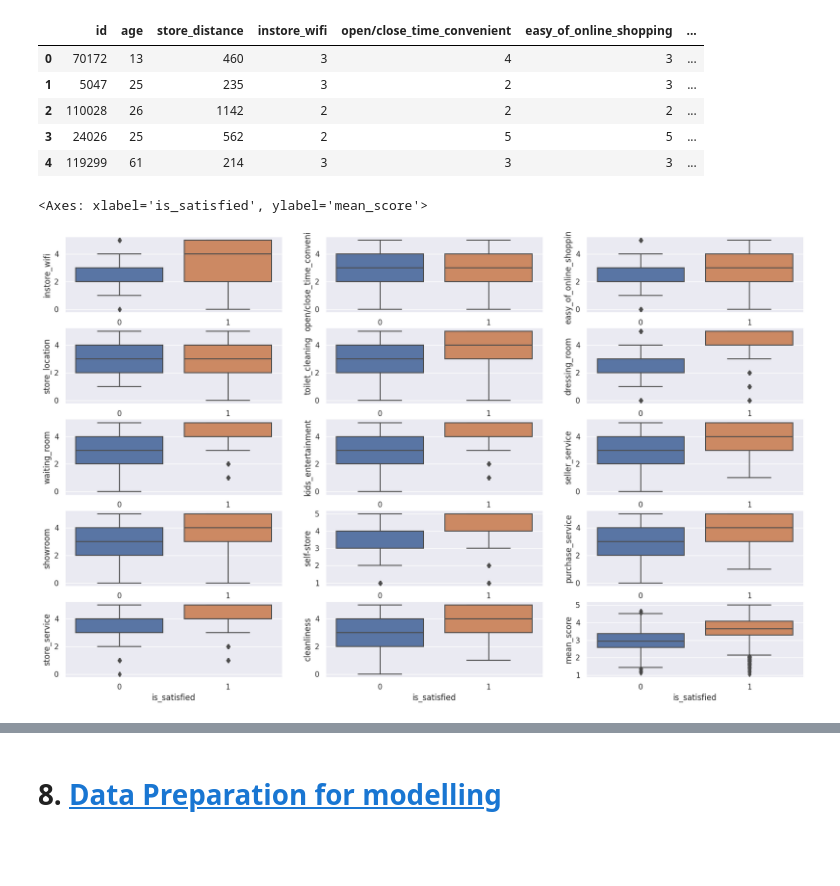
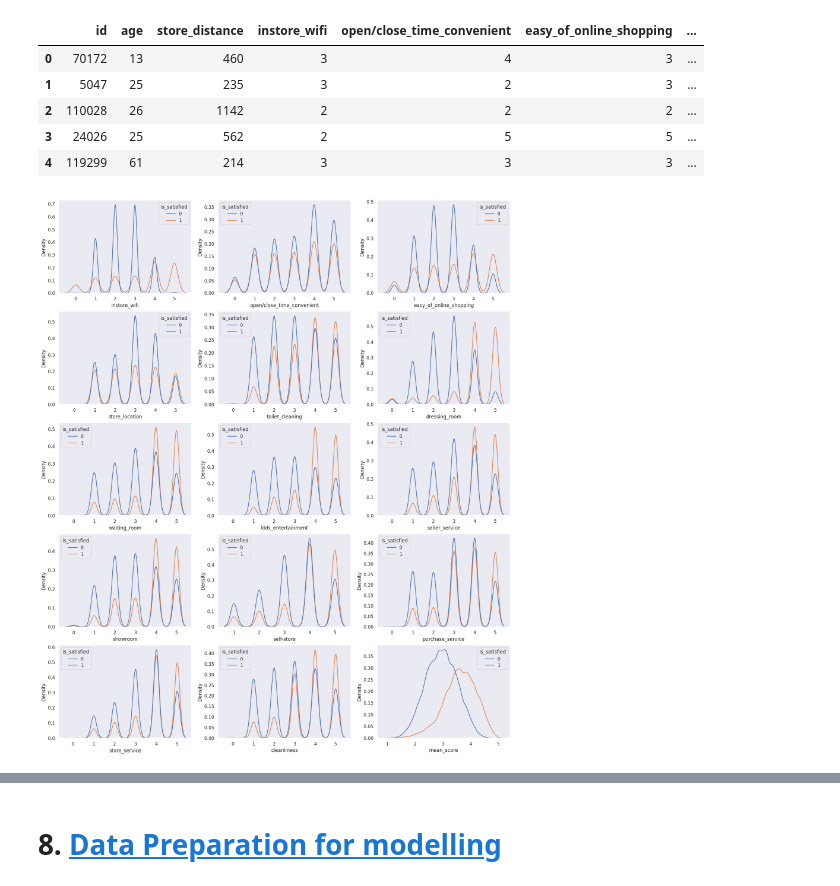
Before and after one commit to brunopiato/InStyleNPS, a Jupyter notebook: notebooks/HackDays.ipynb, the cells around one changed output, grey strips where cells are left out. Saved outputs shown, nothing was run; the diff lists cells and outputs as text; code cells hidden in the pictures; blank space fills up the shorter version.

```diff
--- a/notebooks/HackDays.ipynb
+++ b/notebooks/HackDays.ipynb
@@ -108,6 +108,7 @@ plt.style.use( 'bmh' )
 plt.rcParams['figure.figsize'] = [20, 12]
 plt.rcParams['font.size'] = 24
 sns.set()
+sns.set_style('dark')
 pd.options.display.max_columns = None
 pd.options.display.max_rows = 40
 # %% [markdown]
@@ -832,22 +834,22 @@ data_select.head()
 | 3 | 24026 | 25 | 562 | 2 | 5 | 5 | ... |
 | 4 | 119299 | 61 | 214 | 3 | 3 | 3 | ... |
 # %%
-fig, axs = plt.subplots(ncols=3, nrows=5)
-sns.boxplot(x='is_satisfied', y='instore_wifi', data=data, ax=axs[0,0])
-sns.boxplot(x='is_satisfied', y='open/close_time_convenient', data=data, ax=axs[0,1])
-sns.boxplot(x='is_satisfied',y='easy_of_online_shopping', data=data, ax=axs[0,2])
-sns.boxplot(x='is_satisfied', y='store_location', data=data, ax=axs[1,0])
-sns.boxplot(x='is_satisfied', y='toilet_cleaning', data=data, ax=axs[1,1])
-sns.boxplot(x='is_satisfied',y='dressing_room', data=data, ax=axs[1,2])
-sns.boxplot(x='is_satisfied', y='waiting_room', data=data, ax=axs[2,0])
-sns.boxplot(x='is_satisfied', y='kids_entertainment', data=data, ax=axs[2,1])
-sns.boxplot(x='is_satisfied',y='seller_service', data=data, ax=axs[2,2])
-sns.boxplot(x='is_satisfied', y='showroom', data=data, ax=axs[3,0])
-sns.boxplot(x='is_satisfied', y='self-store', data=data, ax=axs[3,1])
-sns.boxplot(x='is_satisfied',y='purchase_service', data=data, ax=axs[3,2])
-sns.boxplot(x='is_satisfied', y='store_service', data=data, ax=axs[4,0])
-sns.boxplot(x='is_satisfied', y='cleanliness', data=data, ax=axs[4,1])
-sns.boxplot(x='is_satisfied',y='mean_score', data=data_select, ax=axs[4,2])
+plt.rcParams['figure.figsize'] = [20, 24]
+fig, axs = plt.subplots(ncols=3, nrows=5);
+sns.kdeplot(x='instore_wifi', hue='is_satisfied', data=data, ax=axs[0,0])
+sns.kdeplot(x='open/close_time_convenient', hue='is_satisfied', data=data, ax=axs[0,1])
+sns.kdeplot(x='easy_of_online_shopping', hue='is_satisfied', data=data, ax=axs[0,2])
+sns.kdeplot(x='store_location', hue='is_satisfied', data=data, ax=axs[1,0])
+sns.kdeplot(x='toilet_cleaning', hue='is_satisfied', data=data, ax=axs[1,1])
+sns.kdeplot(x='dressing_room', hue='is_satisfied', data=data, ax=axs[1,2])
+sns.kdeplot(x='waiting_room', hue='is_satisfied', data=data, ax=axs[2,0])
+sns.kdeplot(x='kids_entertainment', hue='is_satisfied', data=data, ax=axs[2,1])
+sns.kdeplot(x='seller_service', hue='is_satisfied', data=data, ax=axs[2,2])
+sns.kdeplot(x='showroom', hue='is_satisfied', data=data, ax=axs[3,0])
+sns.kdeplot(x='self-store', hue='is_satisfied', data=data, ax=axs[3,1])
+sns.kdeplot(x='purchase_service', hue='is_satisfied', data=data, ax=axs[3,2])
+sns.kdeplot(x='store_service', hue='is_satisfied', data=data, ax=axs[4,0])
+sns.kdeplot(x='cleanliness', hue='is_satisfied', data=data, ax=axs[4,1])
+sns.kdeplot(x='mean_score', hue='is_satisfied', data=data_select, ax=axs[4,2]);
 # %% [output]
-<Axes: xlabel='is_satisfied', ylabel='mean_score'>
-[figure, old version]
+[figure, new version]
```
Also changed, not shown: parts of 20 cells of this notebook, 5 other files.
